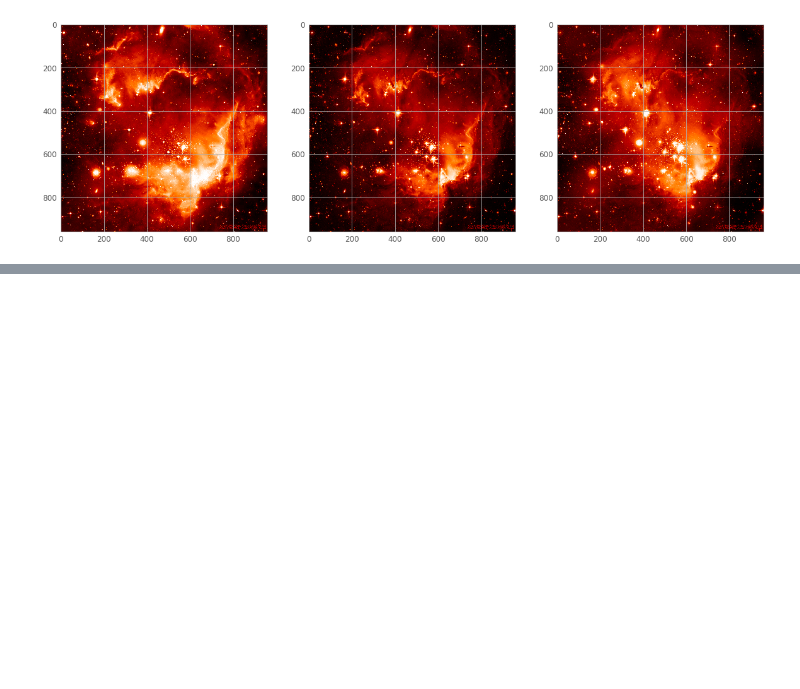
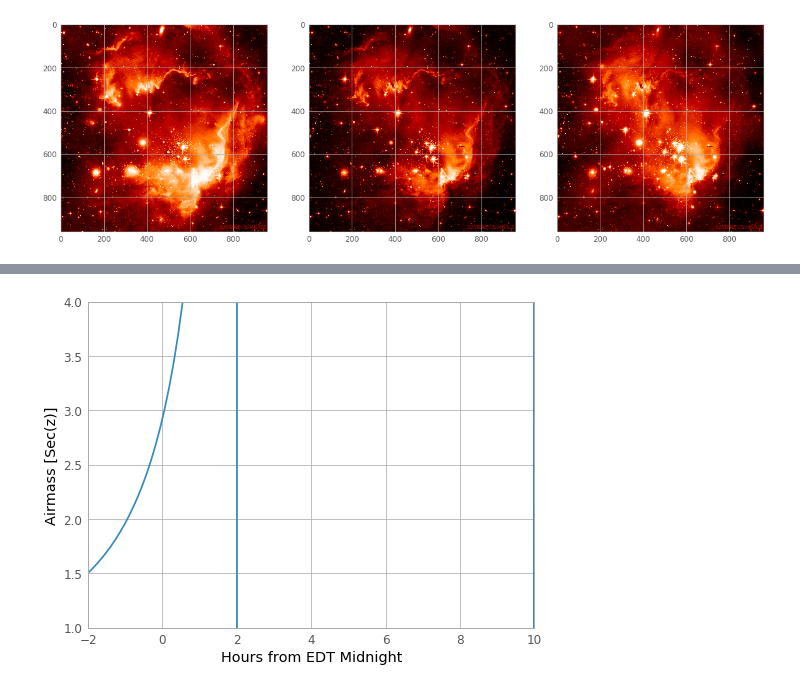
Before and after one commit to bngcebetsha/Innovation_sprint_astropy, a Jupyter notebook: practice_notebook.ipynb, the cells around one changed output, grey strips where cells are left out. Cells and saved outputs as stored; diff of their text form; code cells hidden in the pictures; blank space fills up the shorter version.

```diff
--- a/practice_notebook.ipynb
+++ b/practice_notebook.ipynb
@@ -45,0 +88,9 @@ plt.show()
+# %%
+plt.plot(delta_midnight, m33airmasss_Feb28night)
+plt.xlim(-2, 10)
+plt.ylim(1, 4)
+plt.xlabel('Hours from EDT Midnight')
+plt.ylabel('Airmass [Sec(z)]')
+plt.show()
+# %% [output]
+[figure, added]
```
Also changed, not shown: parts of 15 cells of this notebook, 1 other file.
